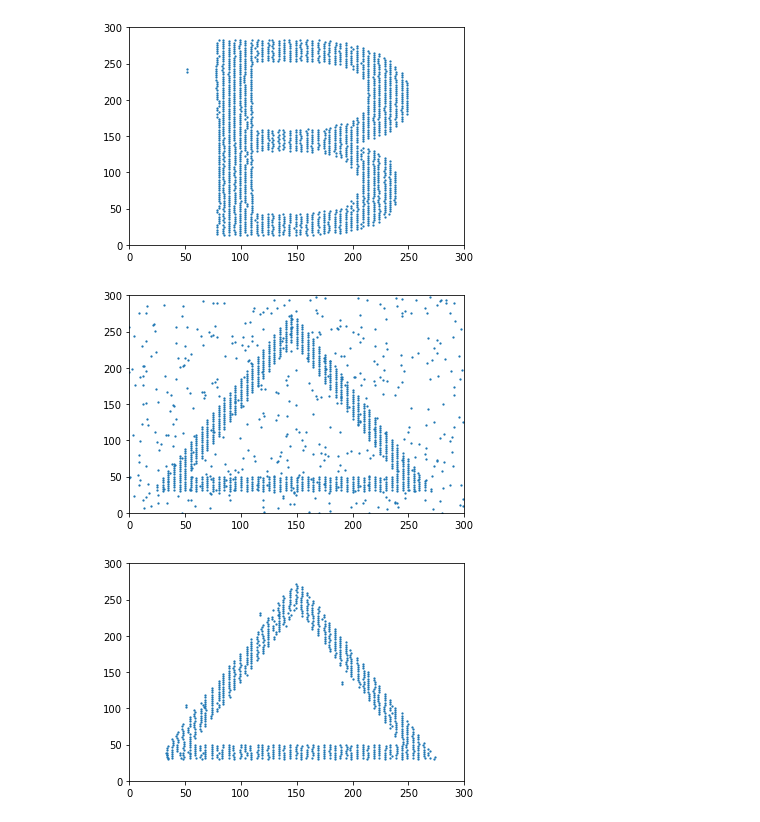
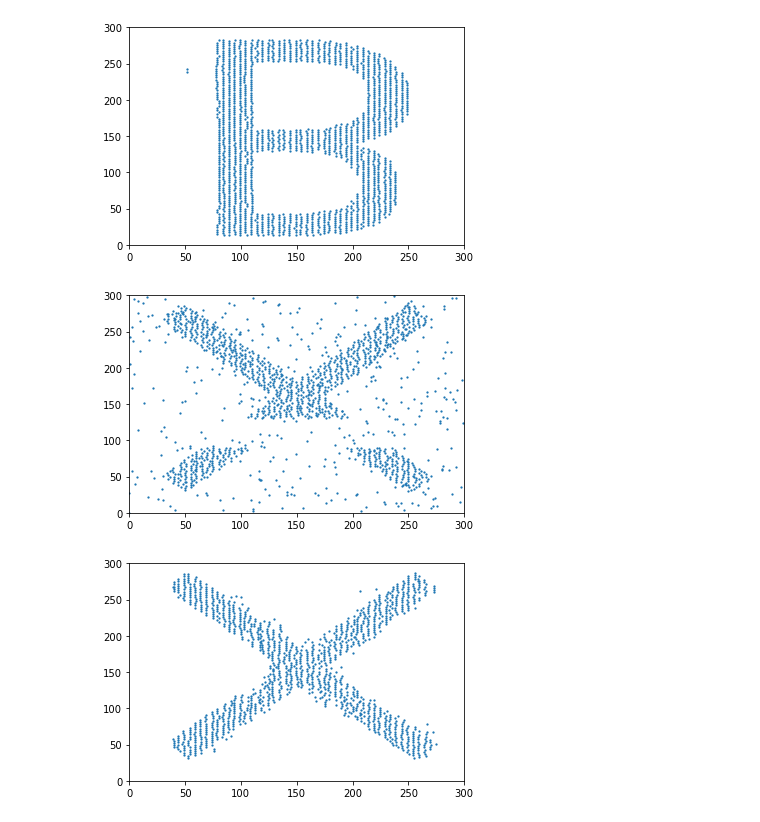
Before and after one commit to zhongyuchen/snn-iir, a Jupyter notebook: associative_memory.ipynb, the cells around one changed output. Cells and saved outputs as stored; diff of their text form; code cells hidden in the pictures.

```diff
--- a/associative_memory.ipynb
+++ b/associative_memory.ipynb
@@ -587,9 +592,9 @@ utilities.plot_raster_dot(output_list[0][2])
 [figure]
 [figure]
 # %%
-utilities.plot_raster_dot(input_list[0][9])
-utilities.plot_raster_dot(output_list[0][9])
+utilities.plot_raster_dot(input_list[0][8])
+utilities.plot_raster_dot(output_list[0][8])
 # %% [output]
-[figure, old version]
+[figure, new version]
-[figure, old version]
+[figure, new version]
 # %%
```
Also changed, not shown: parts of 2 cells of this notebook.
